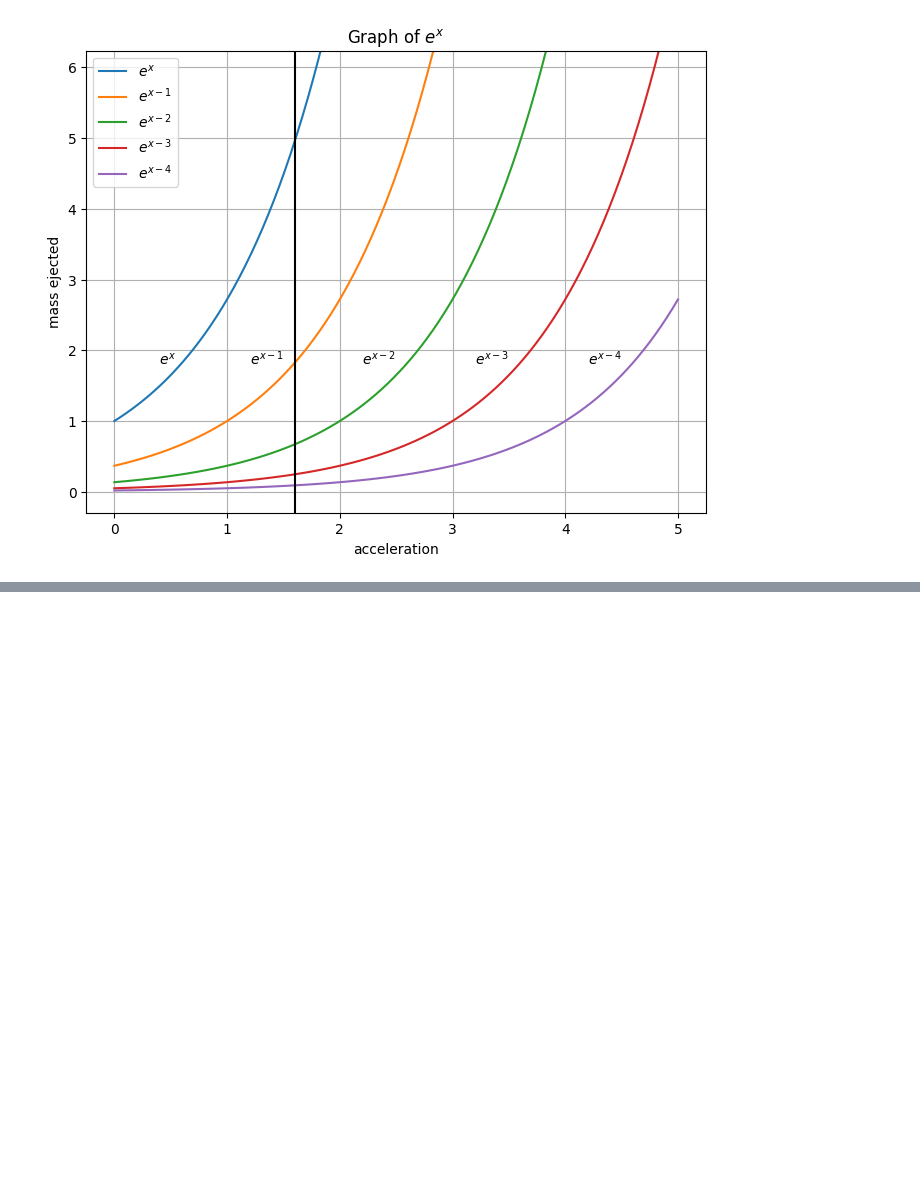
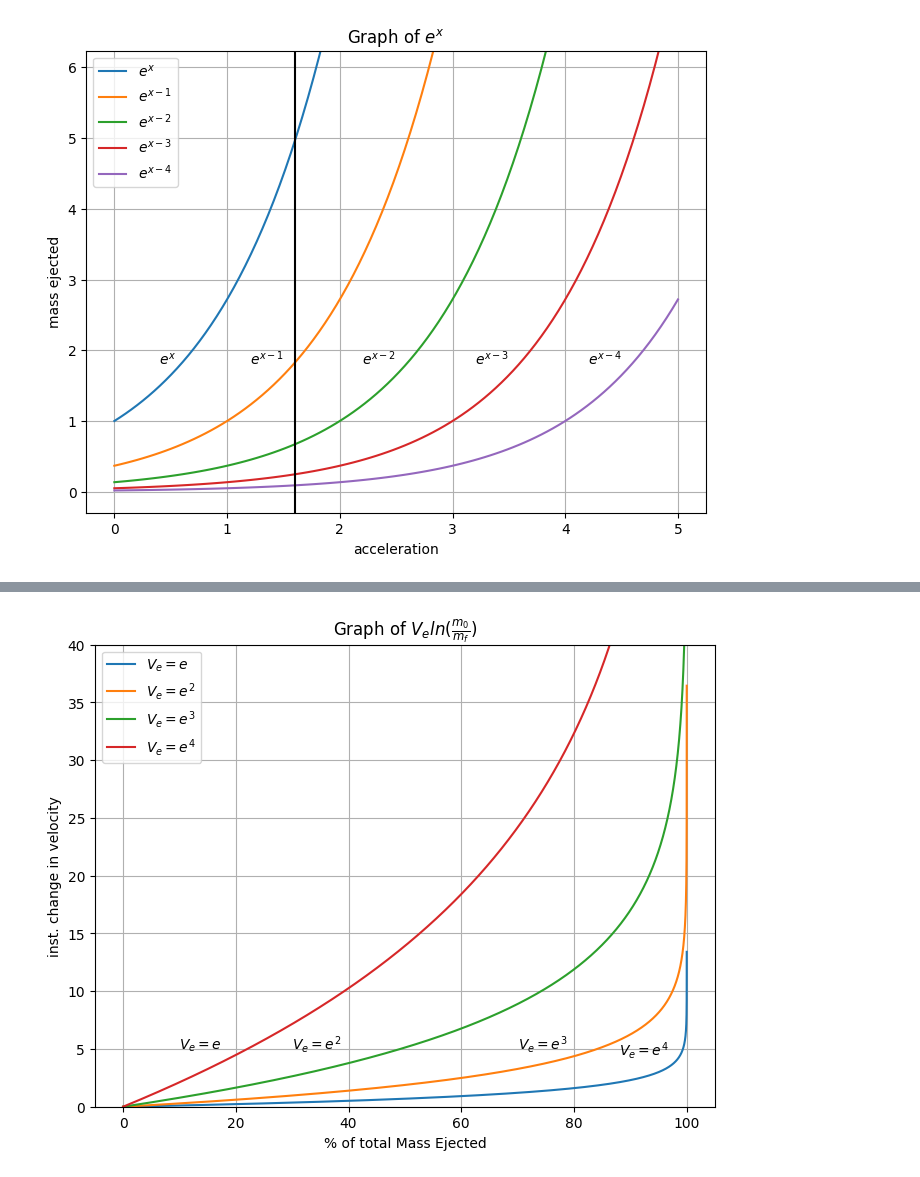
Before and after one commit to HiraishKumar/jupyter, a Jupyter notebook: jupy/Untitled.ipynb, the cells around one changed output, grey strips where cells are left out. Cells and saved outputs as stored; diff of their text form; code cells hidden in the pictures; blank space fills up the shorter version.

```diff
--- a/jupy/Untitled.ipynb
+++ b/jupy/Untitled.ipynb
@@ -97,0 +98,50 @@ plt.show()
+# %%
+import numpy as np
+import matplotlib.pyplot as plt
+
+e=2.718281828459
+
+# Define the function
+def f(x):
+    return np.log(100/(100-x))
+
+def line(x):
+    return 1
+
+# Generate x values
+x = np.linspace(0, 105, 100000)
+
+# Plot the function
+plt.figure(figsize=(8, 6))
+plt.plot(x, f(x), label='$V_{e}=e$')
+plt.plot(x, e*f(x), label='$V_{e}=e^{2}$')
+plt.plot(x, e*e*f(x), label='$V_{e}=e^{3}$')
+plt.plot(x, e*e*e*f(x), label='$V_{e}=e^{4}$')
+
+plt.ylim(0,40)
+
+plt.xlabel('% of total Mass Ejected')
+plt.ylabel('inst. change in velocity')
+plt.title('Graph of $V_{e}ln(\\frac{m_{0}}{m_{f}})$')
+plt.grid(True)
+plt.legend()
+
+# Define the scaling factor for the y-axis
+scale_factor = 1  # Adjust this value as needed
+
+# Calculate the limits of the y-axis
+y_min, y_max = plt.ylim()
+new_y_min = y_min * scale_factor
+new_y_max = y_max * scale_factor
+
+# Set the limits of the y-axis with the scaled values
+plt.ylim(new_y_min, new_y_max)
+
+plt.text(10,5,"$V_{e}=e$")
+plt.text(30,5,"$V_{e}=e^{2}$")
+plt.text(70,5,"$V_{e}=e^{3}$")
+plt.text(88,4.5,"$V_{e}=e^{4}$")
+
+plt.show()
+# %% [output]
+[figure, added]
```
Also changed, not shown: parts of 2 cells of this notebook.
